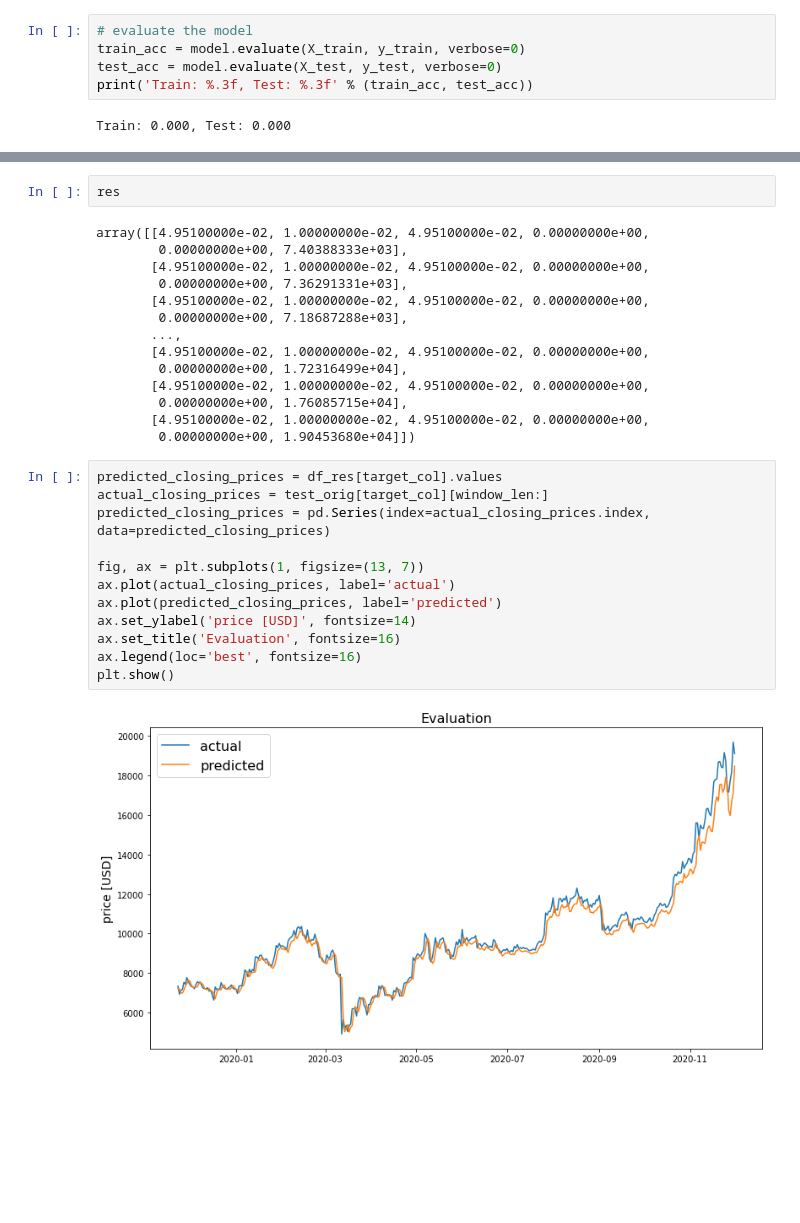
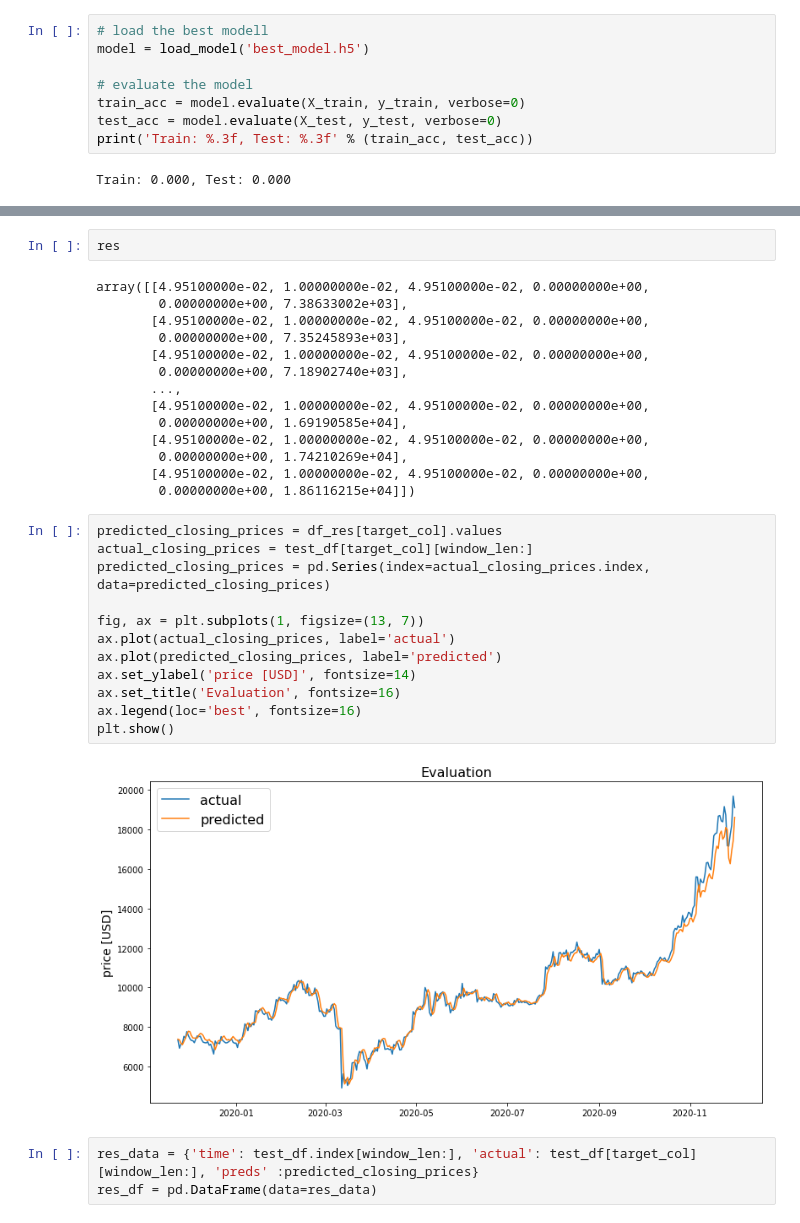
Before and after one commit to Lehel44/crpyto-AI, a Jupyter notebook: Predict_BitCoin.ipynb, the cells around one changed output, grey strips where cells are left out. Cells and saved outputs as stored; diff of their text form; blank space fills up the shorter version.

```diff
--- a/Predict_BitCoin.ipynb
+++ b/Predict_BitCoin.ipynb
@@ -155,4 +159,7 @@ Epoch 00079: early stopping
 # %%
+# load the best modell
+model = load_model('best_model.h5')
+
 # evaluate the model
 train_acc = model.evaluate(X_train, y_train, verbose=0)
 test_acc = model.evaluate(X_test, y_test, verbose=0)
@@ -181,29 +188,32 @@ df_res.head()
 res
 # %% [output]
 array([[4.95100000e-02, 1.00000000e-02, 4.95100000e-02, 0.00000000e+00,
-        0.00000000e+00, 7.40388333e+03],
+        0.00000000e+00, 7.38633002e+03],
        [4.95100000e-02, 1.00000000e-02, 4.95100000e-02, 0.00000000e+00,
-        0.00000000e+00, 7.36291331e+03],
+        0.00000000e+00, 7.35245893e+03],
        [4.95100000e-02, 1.00000000e-02, 4.95100000e-02, 0.00000000e+00,
-        0.00000000e+00, 7.18687288e+03],
+        0.00000000e+00, 7.18902740e+03],
        ...,
        [4.95100000e-02, 1.00000000e-02, 4.95100000e-02, 0.00000000e+00,
-        0.00000000e+00, 1.72316499e+04],
+        0.00000000e+00, 1.69190585e+04],
        [4.95100000e-02, 1.00000000e-02, 4.95100000e-02, 0.00000000e+00,
-        0.00000000e+00, 1.76085715e+04],
+        0.00000000e+00, 1.74210269e+04],
        [4.95100000e-02, 1.00000000e-02, 4.95100000e-02, 0.00000000e+00,
-        0.00000000e+00, 1.90453680e+04]])
+        0.00000000e+00, 1.86116215e+04]])
 # %%
 predicted_closing_prices = df_res[target_col].values
-actual_closing_prices = test_orig[target_col][window_len:]
+actual_closing_prices = test_df[target_col][window_len:]
 predicted_closing_prices = pd.Series(index=actual_closing_prices.index, data=predicted_closing_prices)
 
 fig, ax = plt.subplots(1, figsize=(13, 7))
 ax.plot(actual_closing_prices, label='actual')
 ax.plot(predicted_closing_prices, label='predicted')
 ax.set_ylabel('price [USD]', fontsize=14)
 ax.set_title('Evaluation', fontsize=16)
 ax.legend(loc='best', fontsize=16)
 plt.show()
 # %% [output]
-[figure, old version]
+[figure, new version]
+# %%
+res_data = {'time': test_df.index[window_len:], 'actual': test_df[target_col][window_len:], 'preds' :predicted_closing_prices}
+res_df = pd.DataFrame(data=res_data)
```
Also changed, not shown: parts of 7 cells of this notebook.
